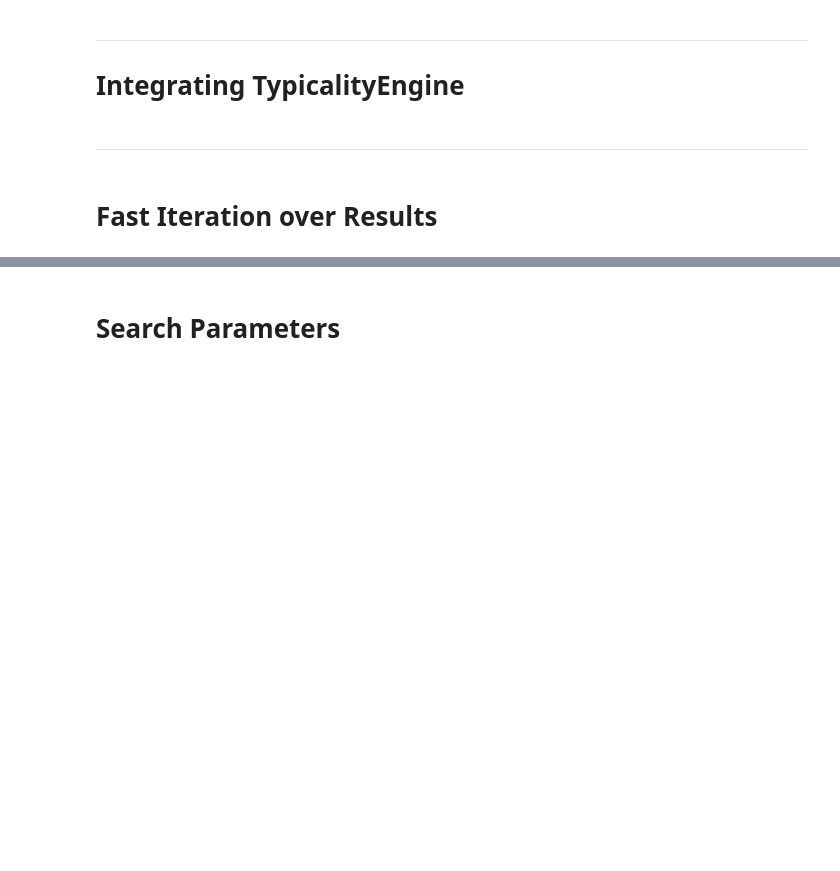
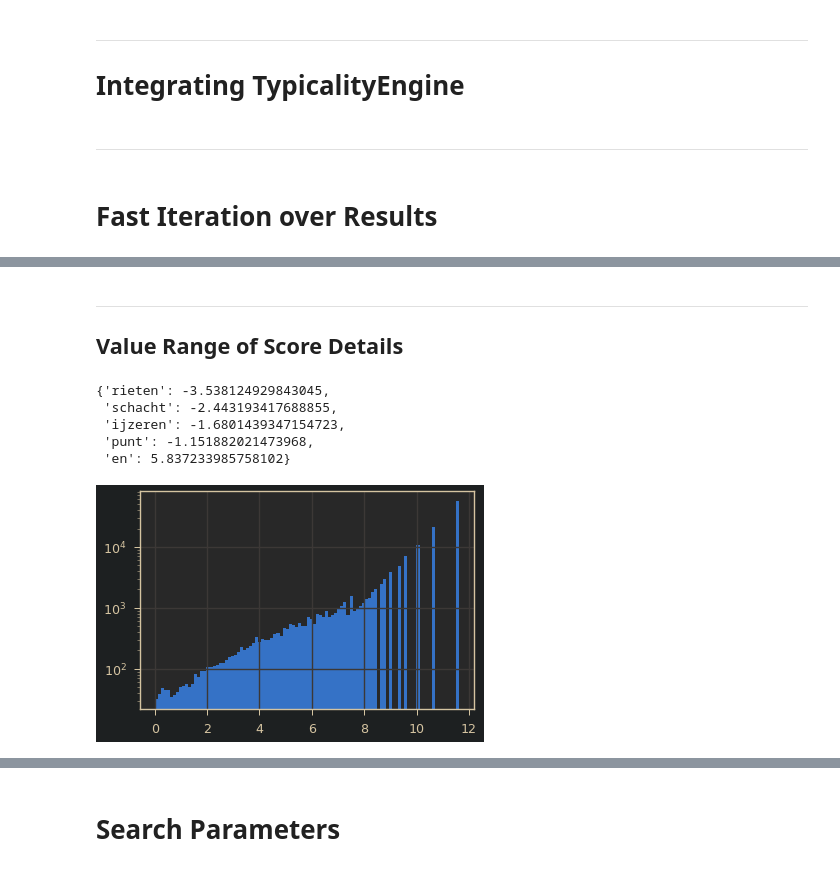
Before and after one commit to valevo/SABIO, a Jupyter notebook: backend/v0_4/dev.ipynb, the cells around one changed output, grey strips where cells are left out. Drawn from its saved outputs; the diff is of its cells as text; code cells hidden in the pictures; blank space fills up the shorter version.

Commit message:
TypicalityEngine normalised score details

```diff
--- a/backend/v0_4/dev.ipynb
+++ b/backend/v0_4/dev.ipynb
@@ -218,6 +192,7 @@ import seaborn as sns
 # %%
 scores = pd.read_csv("/home/valentin/Desktop/scores.csv").set_index("ObjectID")["score"]
 score_details = pd.read_csv("/home/valentin/Desktop/score_details.csv").set_index("ObjectID")
+score_details = score_details["score_details"]
 # %%
 _=plt.hist(scores, bins=100)
 # _=plt.hist((1/scores)-1, bins=100)
@@ -290,3 +232,17 @@ def norm(v):
 normed = np.log(norm(norm(unnormed))+1)
 
 sns.histplot(normed)
+# %% [markdown]
+---
+
+## Value Range of Score Details
+# %%
+score_details = score_details.progress_apply(eval)
+# %%
+score_details.iloc[10]
+# %% [output]
+{'rieten': -3.538124929843045,
+ 'schacht': -2.443193417688855,
+ 'ijzeren': -1.6801439347154723,
+ 'punt': -1.151882021473968,
+ 'en': 5.837233985758102}
@@ -292,0 +251,8 @@ sns.histplot(normed)
+# %%
+d = {k: abs(v) for smalld in score_details for k, v in smalld.items()}
+# %%
+_=plt.hist(d.values(), bins=100)
+# plt.xscale("log")
+plt.yscale("log")
+# %% [output]
+[figure, added]
```
Also changed, not shown: parts of 29 cells of this notebook, 2 other files.
